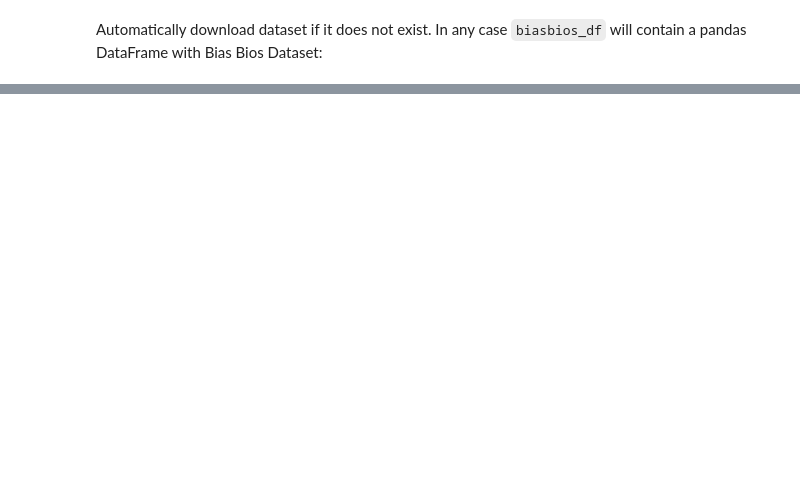
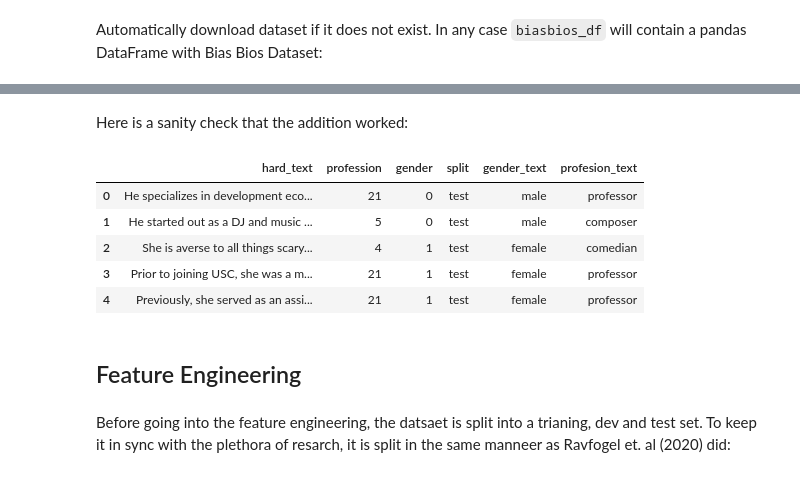
Before and after one commit to felinosoph/gender-bias-in-prediction, a Jupyter notebook: modeling.ipynb, the cells around one changed output, grey strips where cells are left out. Saved outputs shown, nothing was run; the diff lists cells and outputs as text; code cells hidden in the pictures; blank space fills up the shorter version.

```diff
--- a/modeling.ipynb
+++ b/modeling.ipynb
@@ -120,0 +233,33 @@ biasbios_df.head()
+# %%
+def add_textual_representations(df: pd.DataFrame) -> pd.DataFrame:
+    """ Adds textual representations for gender and profession
+
+    Args:
+        df: BiasBios Dataset
+
+    Return:
+        pd.DataFrame: copy of the original dataframe with textual represenations of gender as "gender_text" and "profession_text".
+
+    """
+
+    df = df.copy()
+    df[BiasInBiosColumns.GENDER_TEXT] = df[BiasInBiosColumns.GENDER].map(lambda x: GENDER_TO_TEXT[x])
+    df[BiasInBiosColumns.PROFESION_TEXT] = df[BiasInBiosColumns.PROFESSION].map(lambda x: PROFESSION_TO_TEXT[x])
+    return df
+
+biasbios_df = add_textual_representations(biasbios_df)
+# %% [markdown]
+Here is a sanity check that the addition worked:
+# %%
+biasbios_df.head()
+# %% [output]
+|  | hard_text | profession | gender | split | gender_text | profesion_text |
+| 0 | He specializes in development eco... | 21 | 0 | test | male | professor |
+| 1 | He started out as a DJ and music ... | 5 | 0 | test | male | composer |
+| 2 | She is averse to all things scary... | 4 | 1 | test | female | comedian |
+| 3 | Prior to joining USC, she was a m... | 21 | 1 | test | female | professor |
+| 4 | Previously, she served as an assi... | 21 | 1 | test | female | professor |
+# %% [markdown]
+## Feature Engineering
+# %% [markdown]
+Before going into the feature engineering, the datsaet is split into a trianing, dev and test set. To keep it in sync with the plethora of resarch, it is split in the same manneer as Ravfogel et. al (2020) did:
```
Also changed, not shown: parts of 40 cells of this notebook, 3 other files.
